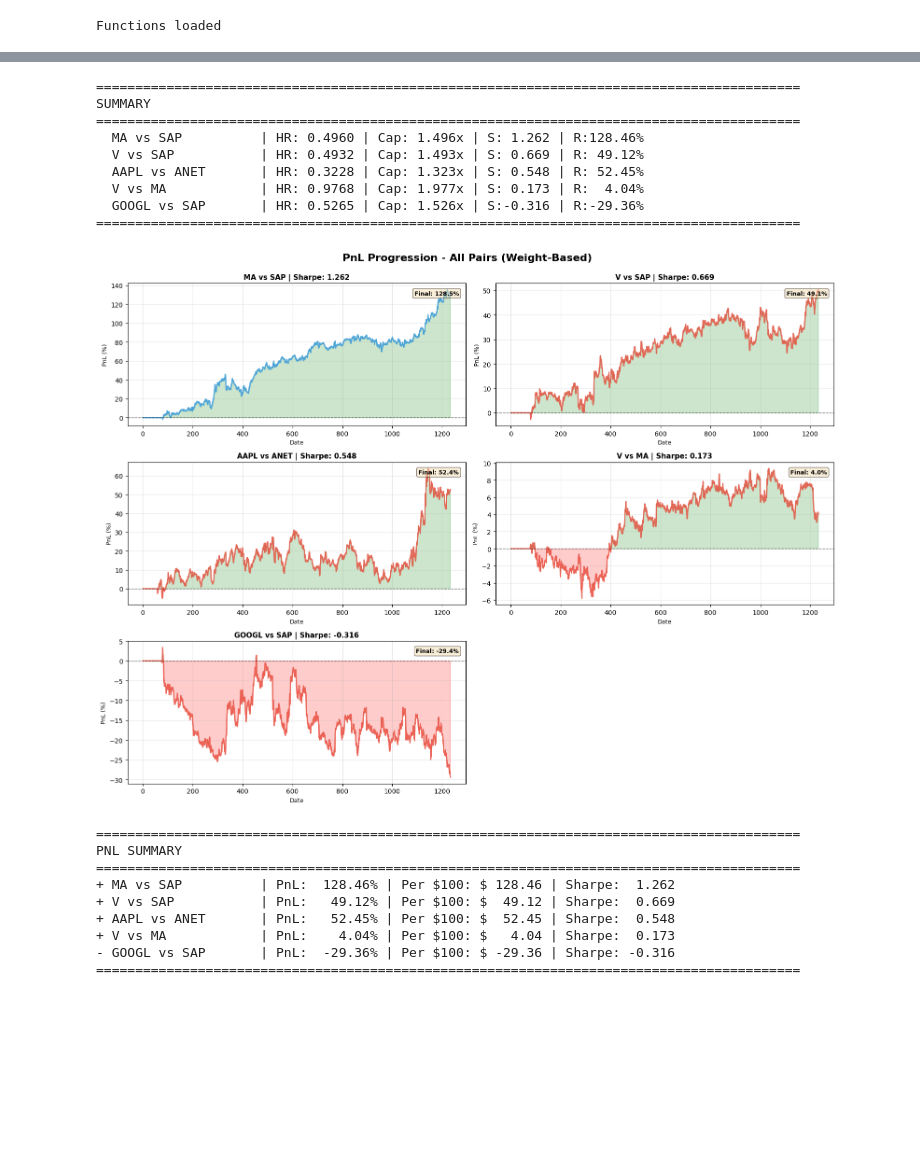
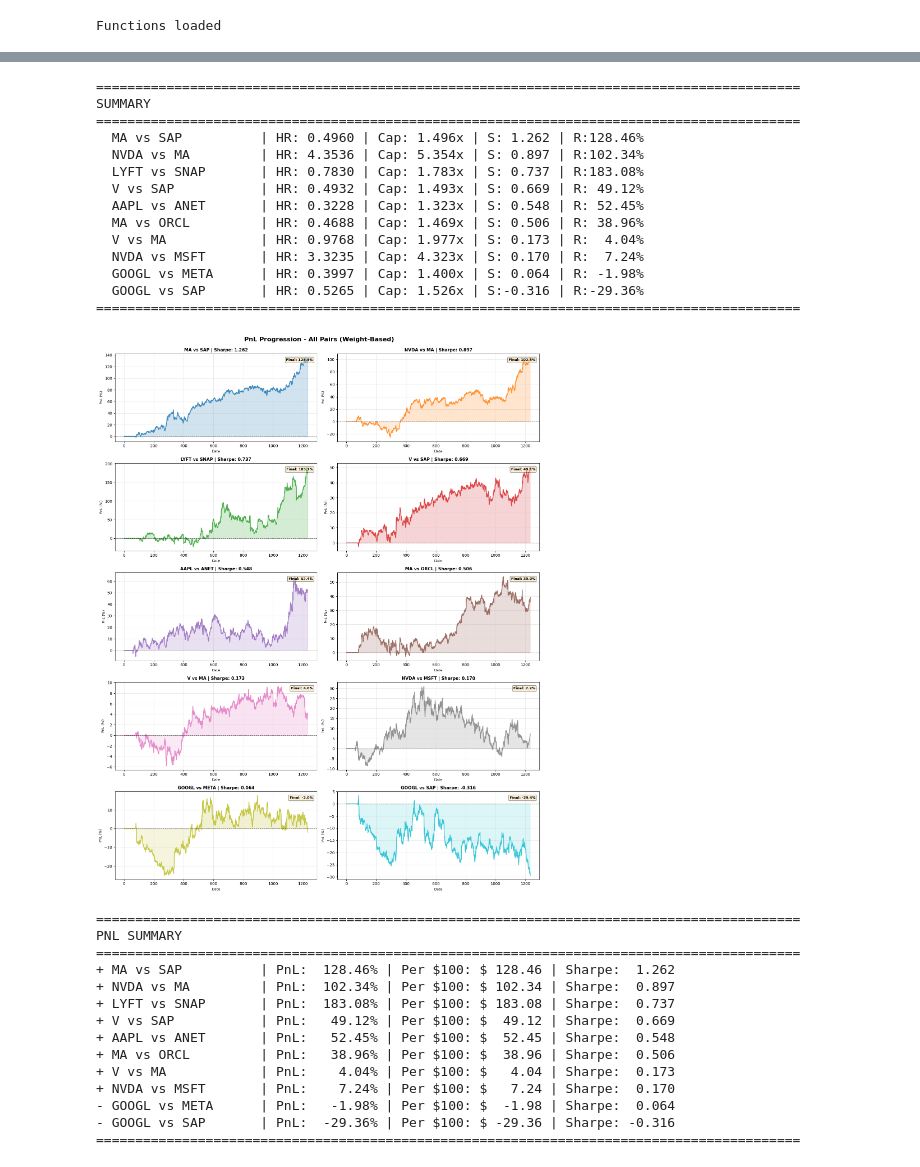
Before and after one commit to Techdude01/Pair_Trading_Arbitrage, a Jupyter notebook: signal/signals.ipynb, the cells around one changed output, grey strips where cells are left out. Saved outputs shown, nothing was run; the diff lists cells and outputs as text; code cells hidden in the pictures; blank space fills up the shorter version.

```diff
--- a/signal/signals.ipynb
+++ b/signal/signals.ipynb
@@ -223,12 +233,15 @@ Mean Sharpe: 0.467 | Mean Return: 40.94% | Profitable: 4/5
 # ============================================================================
 
 fig, ax = plt.subplots(figsize=(14, 7))
-colors = ['#1f77b4', '#ff7f0e', '#2ca02c', '#d62728', '#9467bd']
+# Dynamic color cycle for any number of pairs
+num_series = len(all_results)
+cmap = plt.get_cmap('tab10' if num_series <= 10 else 'tab20')
+colors = [cmap(i % cmap.N) for i in range(num_series)]
 
 for i, r in enumerate(all_results):
     c = r['Results']['Cumulative']
     ax.plot(c.index, c.values, lw=2.5, label=f"{r['Pair']} (S:{r['Sharpe']:.2f})",
-            color=colors[i], alpha=0.85)
+            color=colors[i % len(colors)], alpha=0.85)
 
 ax.axhline(1, color='black', ls='--', alpha=0.4, lw=1.5)
 ax.set_xlabel('Date', fontweight='bold')
@@ -260,9 +273,14 @@ print("="*90)
 SUMMARY
 ==========================================================================================
   MA vs SAP          | HR: 0.4960 | Cap: 1.496x | S: 1.262 | R:128.46%
+  NVDA vs MA         | HR: 4.3536 | Cap: 5.354x | S: 0.897 | R:102.34%
+  LYFT vs SNAP       | HR: 0.7830 | Cap: 1.783x | S: 0.737 | R:183.08%
   V vs SAP           | HR: 0.4932 | Cap: 1.493x | S: 0.669 | R: 49.12%
   AAPL vs ANET       | HR: 0.3228 | Cap: 1.323x | S: 0.548 | R: 52.45%
+  MA vs ORCL         | HR: 0.4688 | Cap: 1.469x | S: 0.506 | R: 38.96%
   V vs MA            | HR: 0.9768 | Cap: 1.977x | S: 0.173 | R:  4.04%
+  NVDA vs MSFT       | HR: 3.3235 | Cap: 4.323x | S: 0.170 | R:  7.24%
+  GOOGL vs META      | HR: 0.3997 | Cap: 1.400x | S: 0.064 | R: -1.98%
   GOOGL vs SAP       | HR: 0.5265 | Cap: 1.526x | S:-0.316 | R:-29.36%
 ==========================================================================================
 # %%
@@ -270,7 +288,11 @@ SUMMARY
 # PNL PROGRESSION - EACH PAIR
 # ============================================================================
 
-fig, axes = plt.subplots(3, 2, figsize=(16, 12))
+# Dynamic grid for any number of pairs (2 columns)
+n_pairs = len(all_results)
+n_cols = 2
+n_rows = (n_pairs + n_cols - 1) // n_cols
+fig, axes = plt.subplots(n_rows, n_cols, figsize=(16, 4*n_rows))
 fig.suptitle('PnL Progression - All Pairs (Weight-Based)', fontsize=16, fontweight='bold', y=0.995)
 
 # Sort by Sharpe for better visualization order
@@ -281,16 +303,17 @@ for idx, (ax, r) in enumerate(zip(axes.flat, sorted_pairs)):
     cum = r['Results']['Cumulative']
     pnl = (cum - 1) * 100  # PnL in percentage terms
 
-    # Color based on performance
-    color = '#2ecc71' if r['Sharpe'] > 1.5 else '#3498db' if r['Sharpe'] > 1.0 else '#e74c3c'
+    # Color based on performance (use colormap cycle)
+    cmap = plt.get_cmap('tab10' if len(sorted_pairs) <= 10 else 'tab20')
+    color = cmap(idx % cmap.N)
 
     # Plot PnL
     ax.plot(pnl.index, pnl.values, linewidth=2, color=color, alpha=0.8)
     ax.fill_between(pnl.index, 0, pnl.values,
-                     where=(pnl.values >= 0), alpha=0.2, color='green',
+                     where=(pnl.values >= 0), alpha=0.2, color=color,
                      label='Profit')
     ax.fill_between(pnl.index, 0, pnl.values,
-                     where=(pnl.values < 0), alpha=0.2, color='red',
+                     where=(pnl.values < 0), alpha=0.15, color=color,
                      label='Loss')
 
     # Zero line
@@ -306,40 +329,45 @@ for idx, (ax, r) in enumerate(zip(axes.flat, sorted_pairs)):
     # Add final PnL annotation
     final_pnl = pnl.iloc[-1]
     ax.text(0.98, 0.95, f'Final: {final_pnl:.1f}%',
             transform=ax.transAxes, fontsize=9, fontweight='bold',
             bbox=dict(boxstyle='round', facecolor='wheat', alpha=0.5),
             verticalalignment='top', horizontalalignment='right')
 
 # Hide extra subplot if odd number of pairs
 if len(sorted_pairs) < len(axes.flat):
     axes.flat[-1].set_visible(False)
 
 plt.tight_layout()
 plt.show()
 
 # Print PnL summary
 print("\n" + "="*90)
 print("PNL SUMMARY")
 print("="*90)
 for r in sorted_pairs:
     cum = r['Results']['Cumulative']
     initial = 1.0
     final = cum.iloc[-1] if len(cum) > 0 else 1.0
     pnl_pct = (final - initial) * 100
     pnl_dollar = (final - initial) * 100  # Per $100 invested
 
     status = "+" if pnl_pct > 0 else "-"
     print(f"{status} {r['Pair']:18s} | PnL: {pnl_pct:>7.2f}% | "
           f"Per $100: ${pnl_dollar:>7.2f} | Sharpe: {r['Sharpe']:>6.3f}")
 print("="*90)
 # %% [output]
-[figure, old version]
+[figure, new version]
 ==========================================================================================
 PNL SUMMARY
 ==========================================================================================
 + MA vs SAP          | PnL:  128.46% | Per $100: $ 128.46 | Sharpe:  1.262
++ NVDA vs MA         | PnL:  102.34% | Per $100: $ 102.34 | Sharpe:  0.897
++ LYFT vs SNAP       | PnL:  183.08% | Per $100: $ 183.08 | Sharpe:  0.737
 + V vs SAP           | PnL:   49.12% | Per $100: $  49.12 | Sharpe:  0.669
 + AAPL vs ANET       | PnL:   52.45% | Per $100: $  52.45 | Sharpe:  0.548
++ MA vs ORCL         | PnL:   38.96% | Per $100: $  38.96 | Sharpe:  0.506
 + V vs MA            | PnL:    4.04% | Per $100: $   4.04 | Sharpe:  0.173
++ NVDA vs MSFT       | PnL:    7.24% | Per $100: $   7.24 | Sharpe:  0.170
+- GOOGL vs META      | PnL:   -1.98% | Per $100: $  -1.98 | Sharpe:  0.064
 - GOOGL vs SAP       | PnL:  -29.36% | Per $100: $ -29.36 | Sharpe: -0.316
 ==========================================================================================
```
Also changed, not shown: parts of 4 cells of this notebook, 4 other files.
